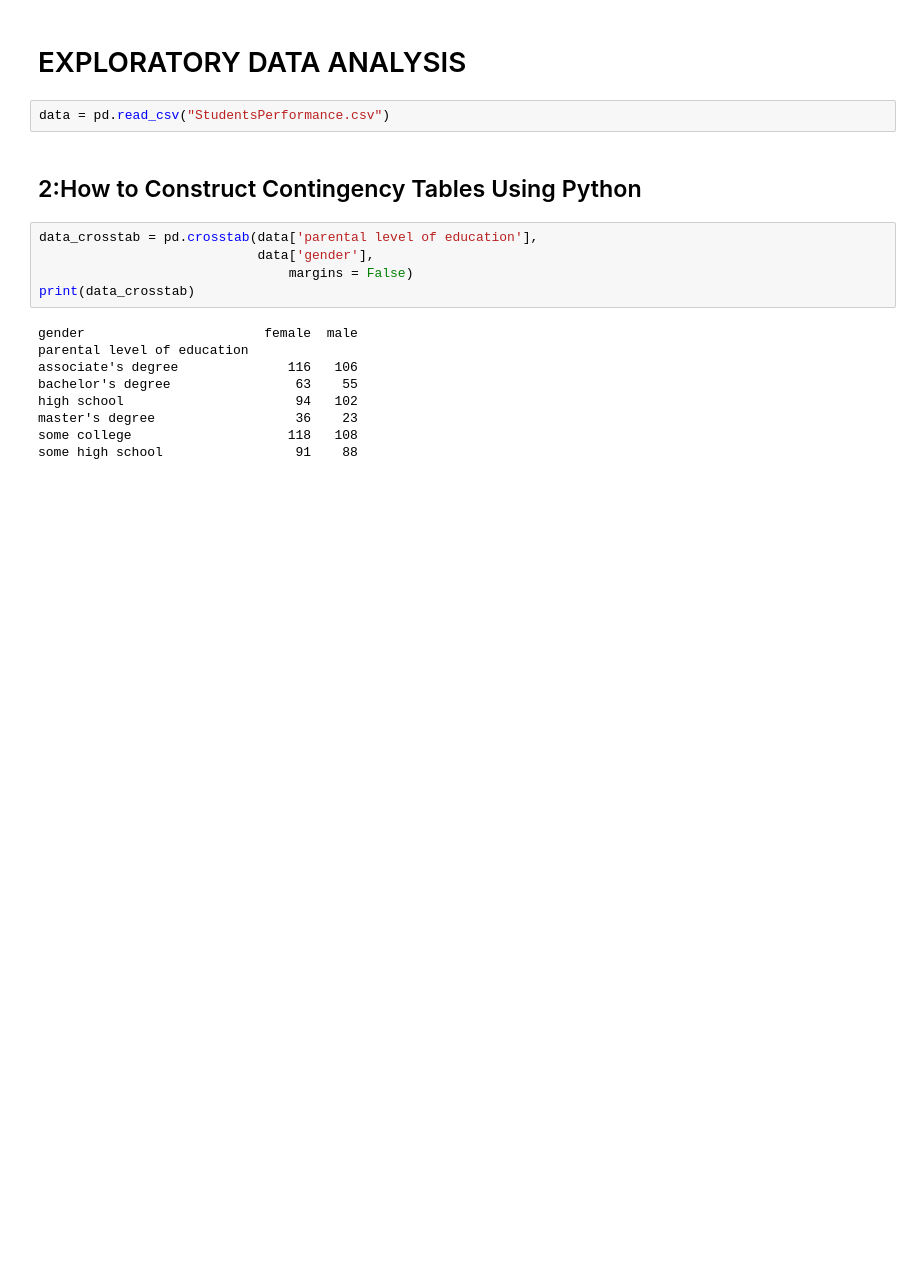
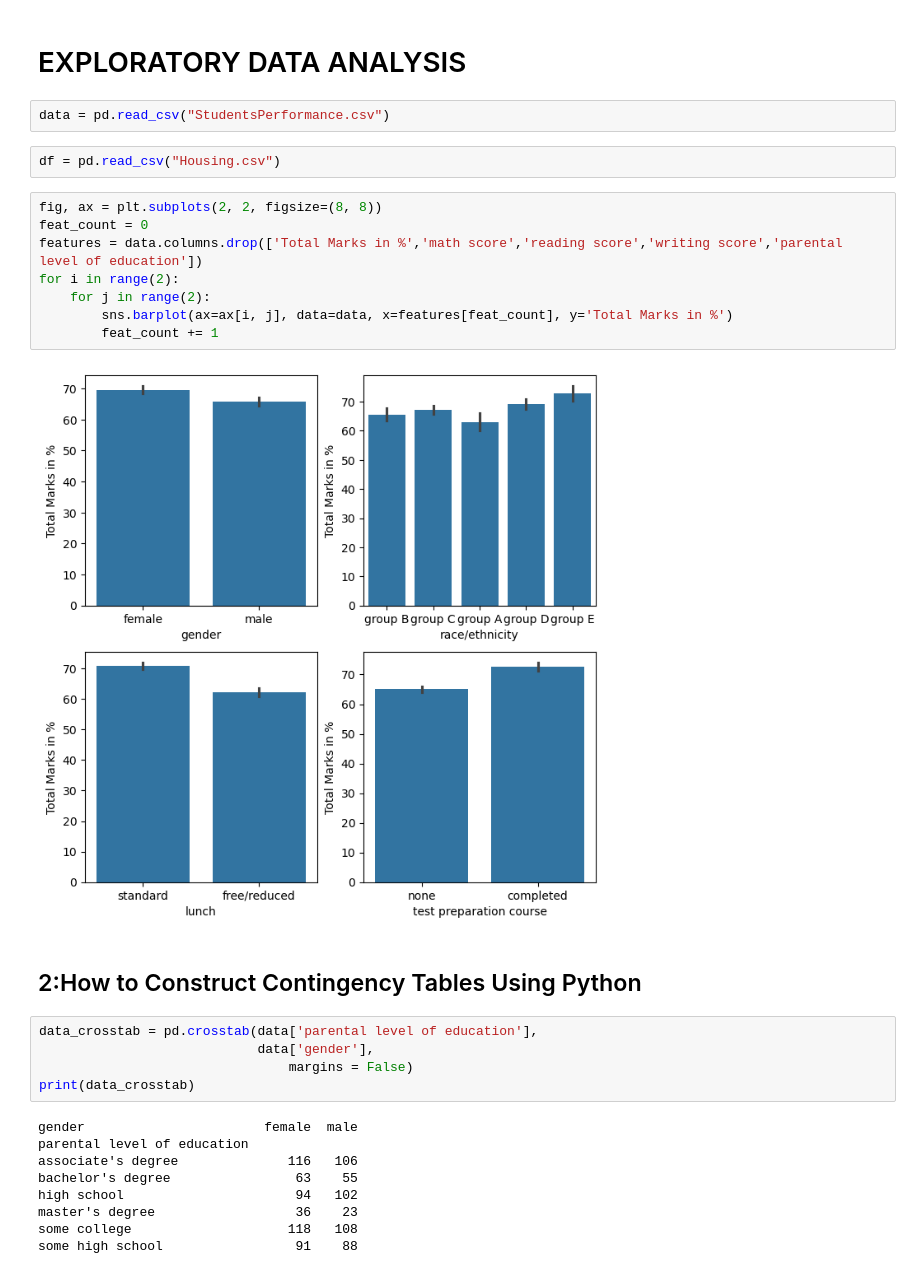
Before and after one commit to Kartikey2011yadav/Data-Science-Lab, a Jupyter notebook: 3_ExploratoryDataAnalysis.ipynb, the cells around one changed output. Cells and saved outputs as stored; diff of their text form; blank space fills up the shorter version.

```diff
--- a/3_ExploratoryDataAnalysis.ipynb
+++ b/3_ExploratoryDataAnalysis.ipynb
@@ -29,6 +29,18 @@ To enable the following instructions: AVX2 FMA, in other operations, rebuild Ten
 # EXPLORATORY DATA ANALYSIS
 # %%
 data = pd.read_csv("StudentsPerformance.csv")
+# %%
+df = pd.read_csv("Housing.csv")
+# %%
+fig, ax = plt.subplots(2, 2, figsize=(8, 8))
+feat_count = 0
+features = data.columns.drop(['Total Marks in %','math score','reading score','writing score','parental level of education'])
+for i in range(2):
+    for j in range(2):
+        sns.barplot(ax=ax[i, j], data=data, x=features[feat_count], y='Total Marks in %')
+        feat_count += 1
+# %% [output]
+[figure, added]
 # %% [markdown]
 ## 2:How to Construct Contingency Tables Using Python
 # %%
```
Also changed, not shown: parts of 2 cells of this notebook, 2 other files.
